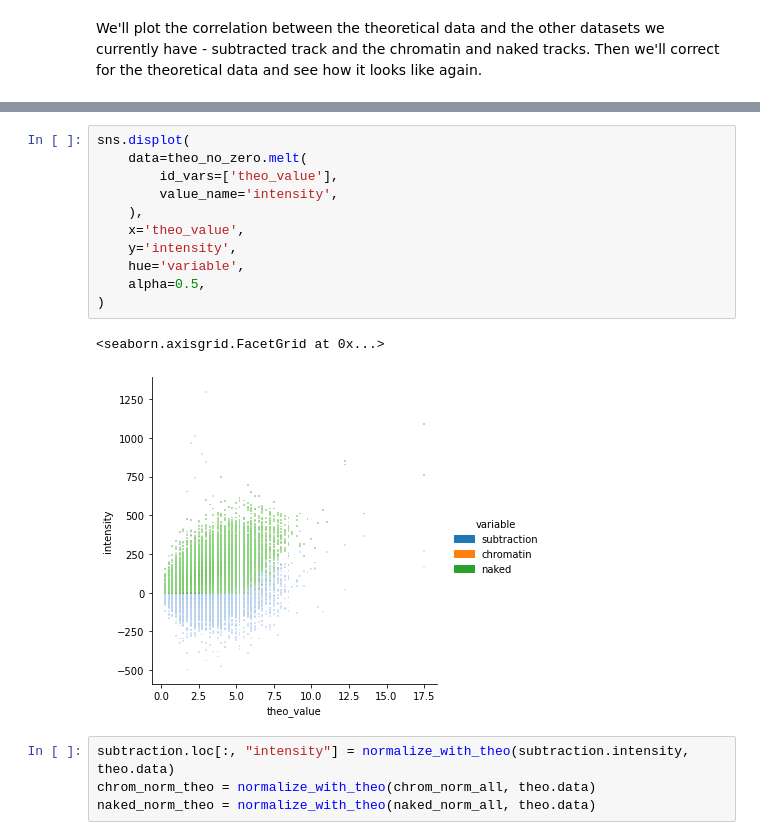
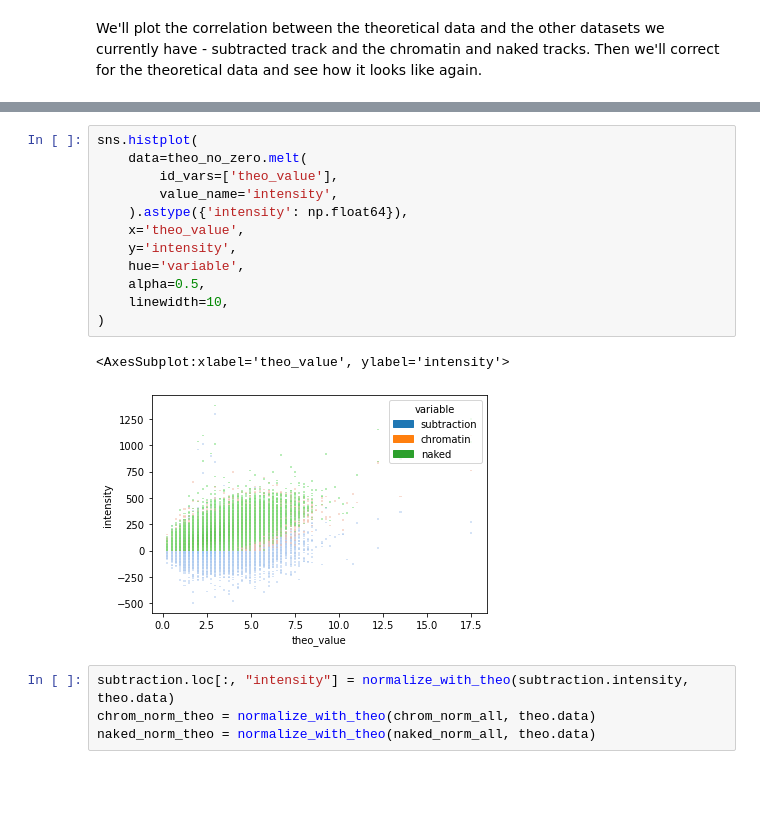
Before and after one commit to ebensteinLab/EcoDAM, a Jupyter notebook: notebooks/normalize_chrom_to_atac.ipynb, the cells around one changed output, grey strips where cells are left out. Saved outputs shown, nothing was run; the diff lists cells and outputs as text; blank space fills up the shorter version.

```diff
--- a/notebooks/normalize_chrom_to_atac.ipynb
+++ b/notebooks/normalize_chrom_to_atac.ipynb
@@ -215,17 +213,18 @@ NameError: name 'theo' is not defined
 # %%
-sns.displot(
+sns.histplot(
     data=theo_no_zero.melt(
         id_vars=['theo_value'],
         value_name='intensity',
-    ),
+    ).astype({'intensity': np.float64}),
     x='theo_value',
     y='intensity',
     hue='variable',
     alpha=0.5,
+    linewidth=10,
 )
 # %% [output]
-<seaborn.axisgrid.FacetGrid at 0x...>
+<AxesSubplot:xlabel='theo_value', ylabel='intensity'>
-[figure, old version]
+[figure, new version]
 # %%
 subtraction.loc[:, "intensity"] = normalize_with_theo(subtraction.intensity, theo.data)
 chrom_norm_theo = normalize_with_theo(chrom_norm_all, theo.data)
```
Also changed, not shown: parts of 8 cells of this notebook, 5 other files.
